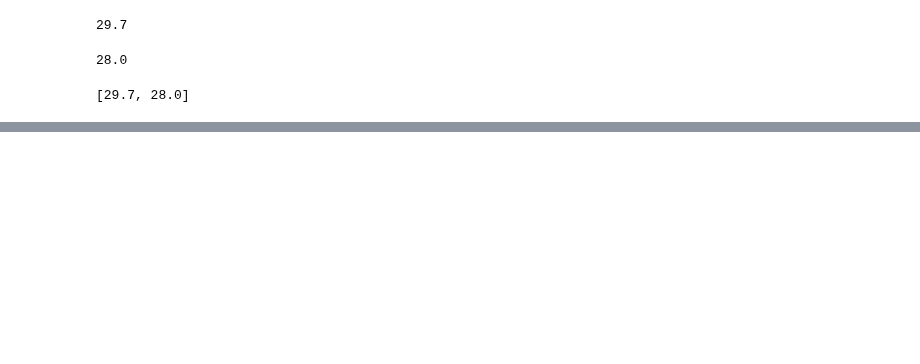
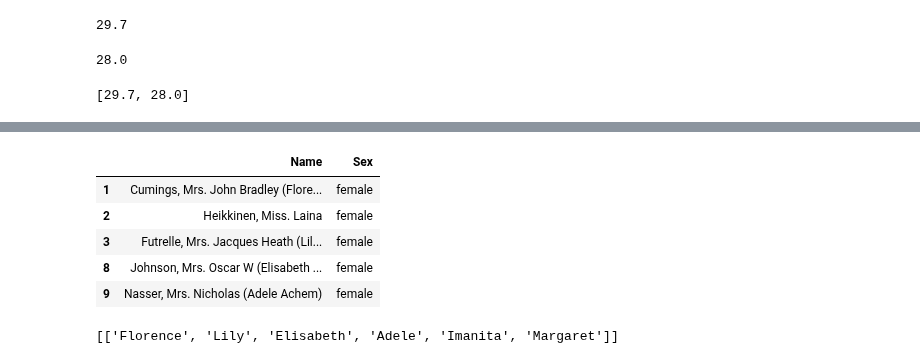
Before and after one commit to murpunk/Programming_2023, a Jupyter notebook: ML_Titanic.ipynb, the cells around one changed output, grey strips where cells are left out. Saved outputs shown, nothing was run; the diff lists cells and outputs as text; code cells hidden in the pictures; blank space fills up the shorter version.

```diff
--- a/ML_Titanic.ipynb
+++ b/ML_Titanic.ipynb
@@ -200,0 +243,10 @@ with open("drive/My Drive/Программирование/4.txt", "w") as outpu
+# %%
+female_df = df[df["Sex"] == "female"]
+female_df.head()
+# %% [output]
+|  | Name | Sex |
+| 1 | Cumings, Mrs. John Bradley (Flore... | female |
+| 2 | Heikkinen, Miss. Laina | female |
+| 3 | Futrelle, Mrs. Jacques Heath (Lil... | female |
+| 8 | Johnson, Mrs. Oscar W (Elisabeth ... | female |
+| 9 | Nasser, Mrs. Nicholas (Adele Achem) | female |
@@ -200,0 +255,7 @@ with open("drive/My Drive/Программирование/4.txt", "w") as outpu
+# %%
+female_names = []
+name_in_braces = re.compile('(?<=\()\w+')
+female_names.append(name_in_braces.findall(str(female_df["Name"])))
+female_names
+# %% [output]
+[['Florence', 'Lily', 'Elisabeth', 'Adele', 'Imanita', 'Margaret']]
```
Also changed, not shown: parts of 12 cells of this notebook.
